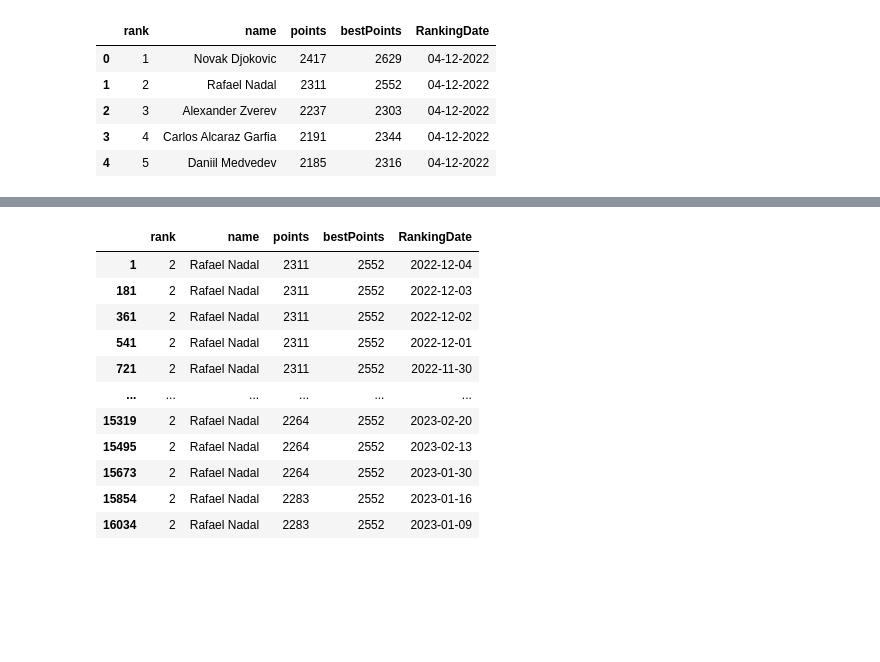
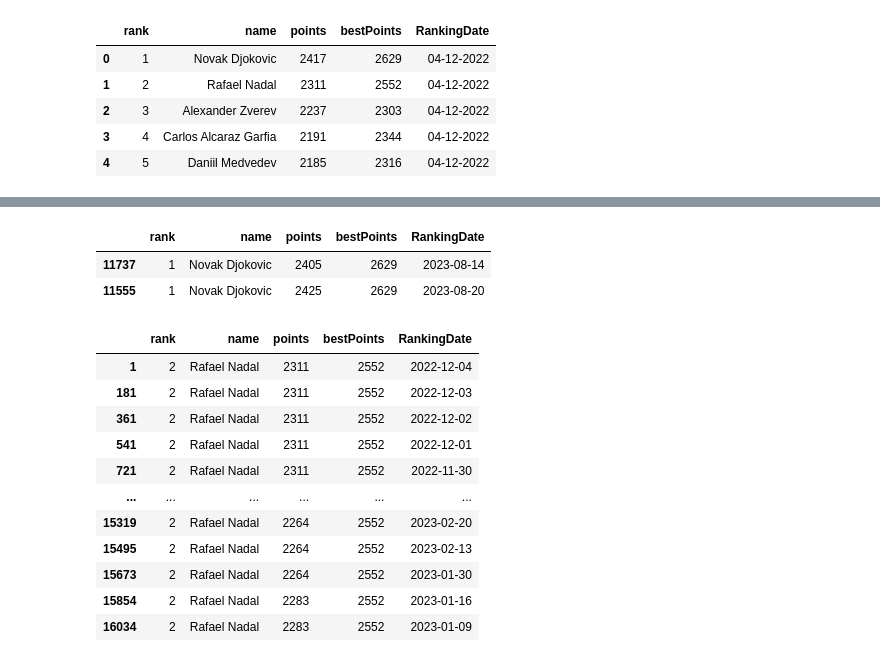
Before and after one commit to AeroEng16/TennisPrediction, a Jupyter notebook: tennisDataExpolation.ipynb, the cells around one changed output, grey strips where cells are left out. Drawn from its saved outputs; the diff is of its cells as text; code cells hidden in the pictures; blank space fills up the shorter version.

```diff
--- a/tennisDataExpolation.ipynb
+++ b/tennisDataExpolation.ipynb
@@ -89,11 +89,10 @@ df_EloRankings["RankingDate"] = pd.to_datetime(df_EloRankings["RankingDate"],for
 
 #date = datetime.datetime.strptime(row["Date"], "%y-%m-%d")
 # %%
-targetDate = datetime.datetime.strptime("2023-08-16","%Y-%m-%d").timestamp()
+targetDate = datetime.datetime.strptime("2023-08-16","%Y-%m-%d")
 
 tempdf = df_EloRankings[df_EloRankings["name"] == "Novak Djokovic"].copy()
-
-#tempdf.iloc[(tempdf['RankingDate'] - 0.6).abs().argsort()[:1]]
-print(targetDate)
-print(pd.Timestamp(tempdf["RankingDate"][0]))
+#tempdf["RankingDate"] = pd.Timestamp(tempdf["RankingDate"])
+tempdf["RankingDate"] = tempdf["RankingDate"].apply(pd.Timestamp)
+tempdf.iloc[(tempdf['RankingDate'] - targetDate).abs().argsort()[:2]]
 # %% [output]
@@ -102,3 +99,6 @@ print(pd.Timestamp(tempdf["RankingDate"][0]))
+|  | rank | name | points | bestPoints | RankingDate |
+| 11737 | 1 | Novak Djokovic | 2405 | 2629 | 2023-08-14 |
+| 11555 | 1 | Novak Djokovic | 2425 | 2629 | 2023-08-20 |
 # %%
 df_EloRankings[df_EloRankings["name"]=="Rafael Nadal"].head(100)
 # %% [output]
```
Also changed, not shown: parts of 1 cell of this notebook.
